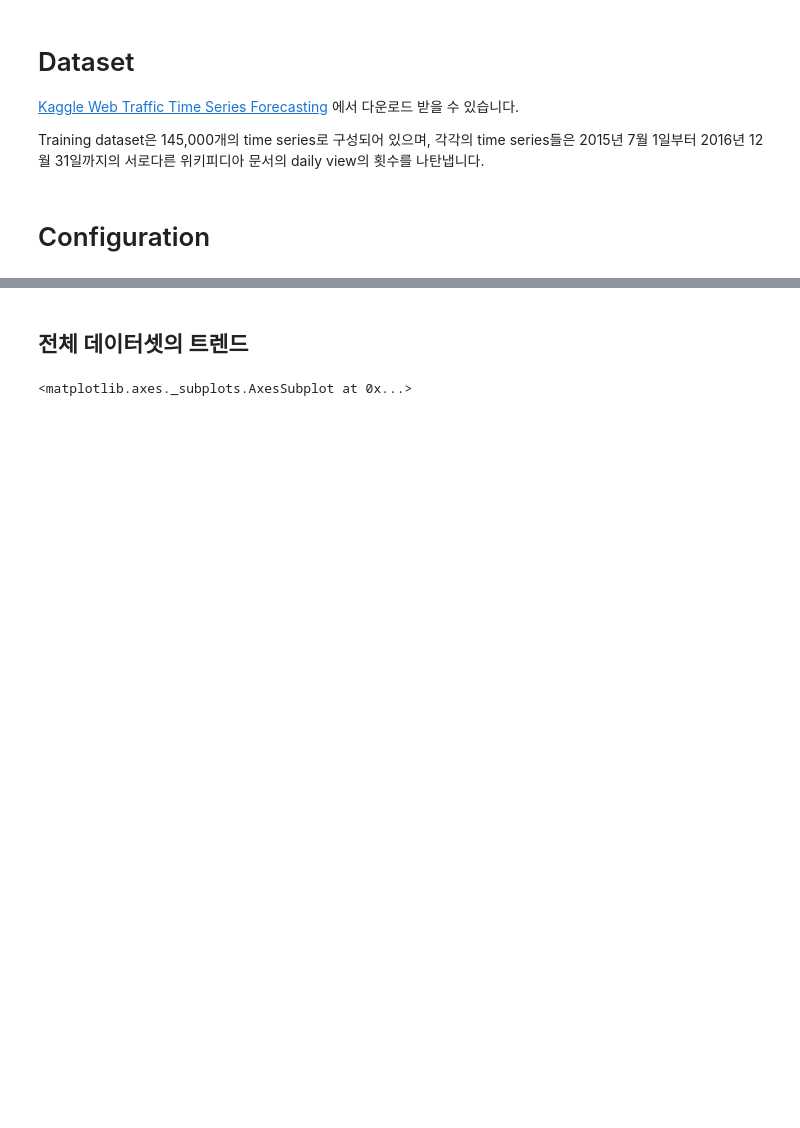
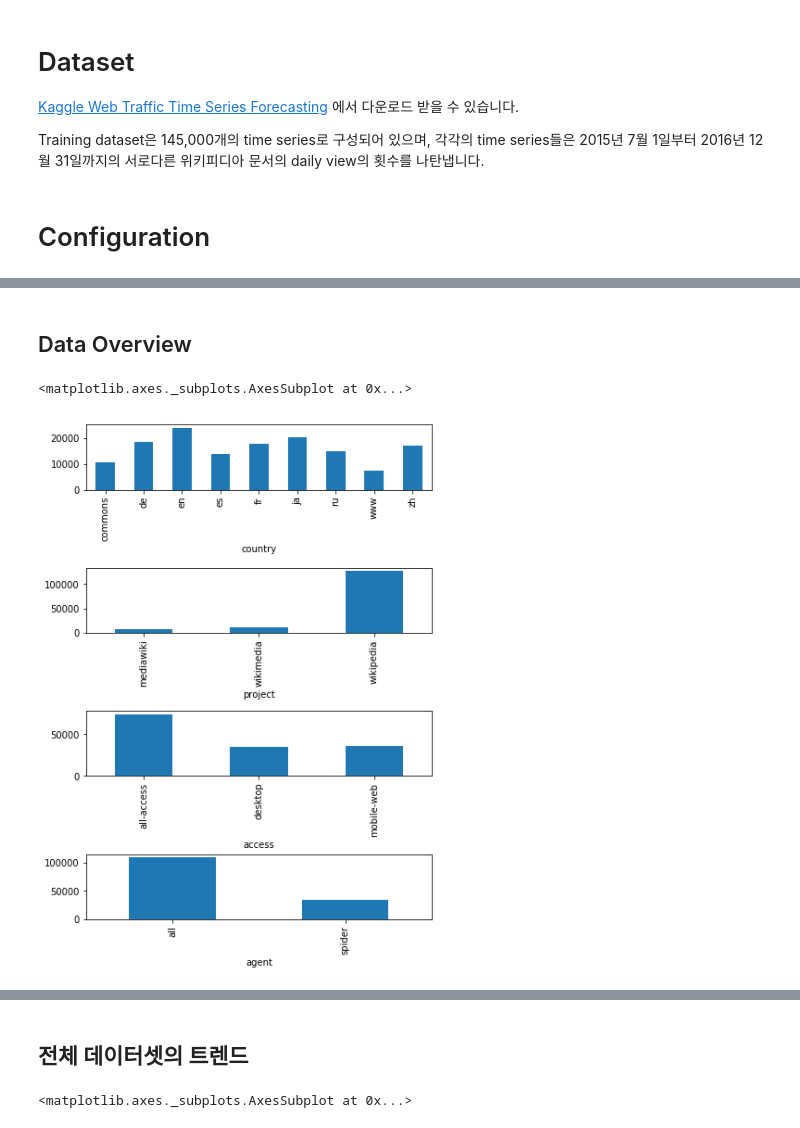
Before and after one commit to AndersonJo/hybrid-lstm, a Jupyter notebook: 01 Wiki Traffic Data Exploration.ipynb, the cells around one changed output, grey strips where cells are left out. Drawn from its saved outputs; the diff is of its cells as text; code cells hidden in the pictures; blank space fills up the shorter version.

```diff
--- a/01 Wiki Traffic Data Exploration.ipynb
+++ b/01 Wiki Traffic Data Exploration.ipynb
@@ -69,0 +68,15 @@ sample
+# %% [markdown]
+## Data Overview
+# %%
+fig, plots = subplots(4)
+fig.set_figheight(8)
+fig.tight_layout()
+fig.subplots_adjust(hspace=1.2)
+
+train_dataset.groupby('country')['country'].count().plot(kind='bar', ax=plots[0])
+train_dataset.groupby('project')['project'].count().plot(kind='bar', ax=plots[1])
+train_dataset.groupby('access')['access'].count().plot(kind='bar', ax=plots[2])
+train_dataset.groupby('agent')['agent'].count().plot(kind='bar', ax=plots[3])
+# %% [output]
+<matplotlib.axes._subplots.AxesSubplot at 0x...>
+[figure, added]
```
Also changed, not shown: parts of 13 cells of this notebook, 3 other files.
